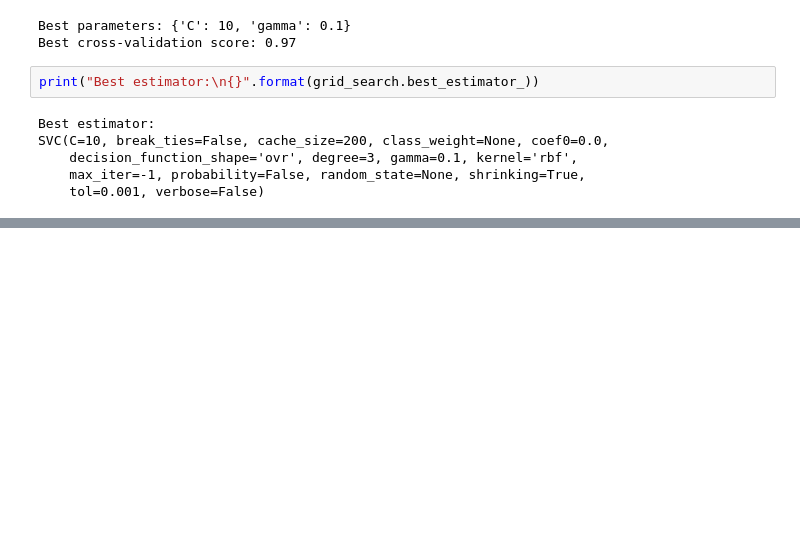
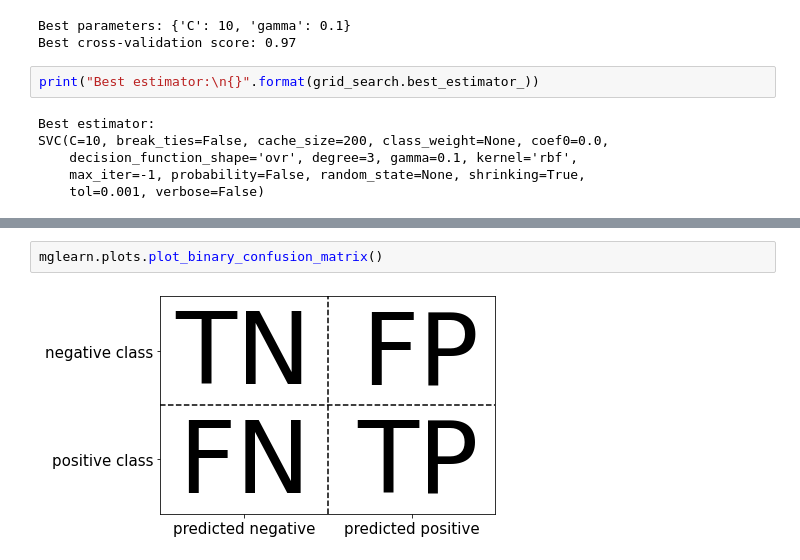
Before and after one commit to owend23/ML, a Jupyter notebook: model_evaluation_and_improvement.ipynb, the cells around one changed output, grey strips where cells are left out. Saved outputs shown, nothing was run; the diff lists cells and outputs as text; blank space fills up the shorter version.

```diff
--- a/model_evaluation_and_improvement.ipynb
+++ b/model_evaluation_and_improvement.ipynb
@@ -344,0 +561,4 @@ SVC(C=10, break_ties=False, cache_size=200, class_weight=None, coef0=0.0,
+# %%
+mglearn.plots.plot_binary_confusion_matrix()
+# %% [output]
+[figure, added]
```
Also changed, not shown: parts of 63 cells of this notebook.
